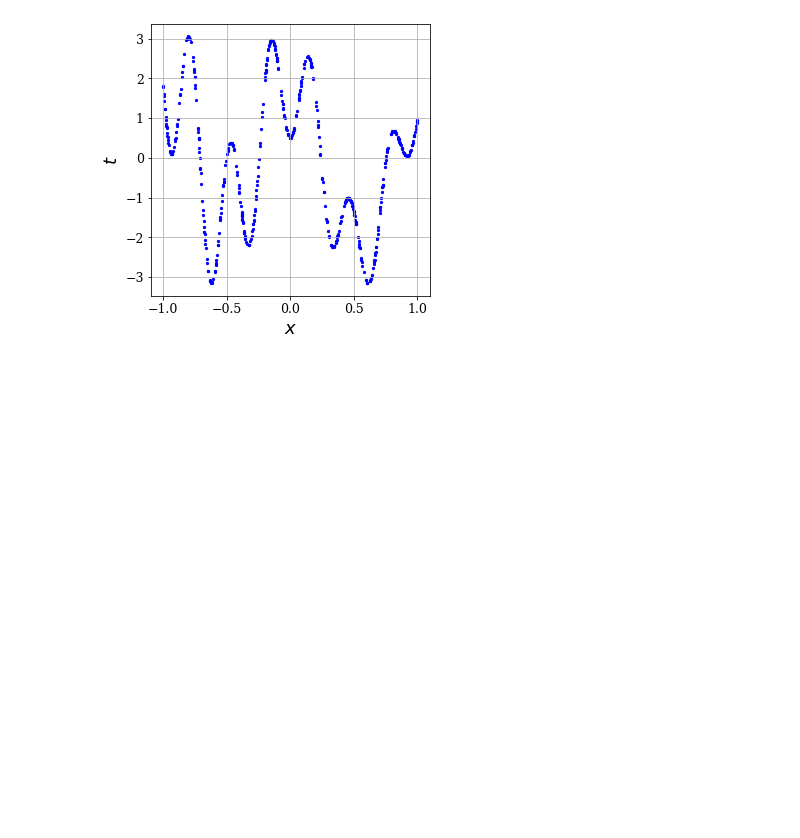
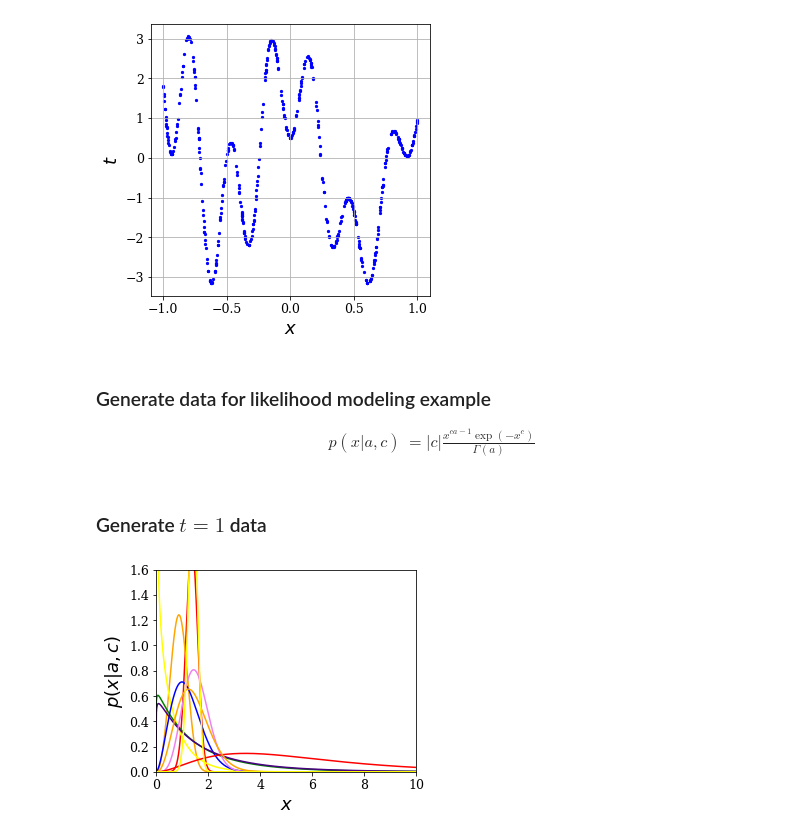
Before and after one commit to hbprosper/mlpracticum, a Jupyter notebook: 00_generate_data.ipynb, the cells around one changed output. Drawn from its saved outputs; the diff is of its cells as text; code cells hidden in the pictures; blank space fills up the shorter version.

```diff
--- a/00_generate_data.ipynb
+++ b/00_generate_data.ipynb
@@ -20,6 +20,11 @@ font = {'family' : 'serif',
 mp.rc('font', **font)
 mp.rc('xtick', labelsize='x-small')
 mp.rc('ytick', labelsize='x-small')
+
+# set a seed to ensure reproducibility
+seed = 128
+rnd  = np.random.RandomState(seed)
+
 #mp.rc('text', usetex=True)
 # %% [markdown]
 ### Define true model
@@ -191,3 +196,9 @@ M = 500
 plot_1d(x[:M], t[:M])
 # %% [output]
 [figure]
+# %% [markdown]
+### Generate data for likelihood modeling example
+
+\begin{align}
+    p(x | a, c) & = |c| \frac{x^{ca - 1} \exp(-x^c)}{\Gamma(a)}
+\end{align}
@@ -193,0 +231,27 @@ plot_1d(x[:M], t[:M])
+# %% [markdown]
+### Generate $t = 1$ data
+# %%
+A = 1.5
+C = 1.5
+N = 55000
+
+#a = st.gengamma.rvs(A, C, size=N)
+#c = st.gengamma.rvs(A, C, size=N)
+a = rnd.uniform(0.5, 4.5, N)
+c = rnd.uniform(0.5, 4.5, N)
+x = st.gengamma.rvs(a, c, size=N)
+t = np.ones(N)
+
+keep = (x > 1.e-8) & (x < 10)
+
+N = 50000
+
+a = a[keep][:N]
+c = c[keep][:N]
+x = x[keep][:N]
+t = t[keep][:N]
+
+df= pd.DataFrame({'target': t, 'x': x, 'a': a, 'c': c})
+plot_gengamma(a[:10], c[:10])
+# %% [output]
+[figure, added]
```
Also changed, not shown: parts of 6 cells of this notebook, 2 other files.
